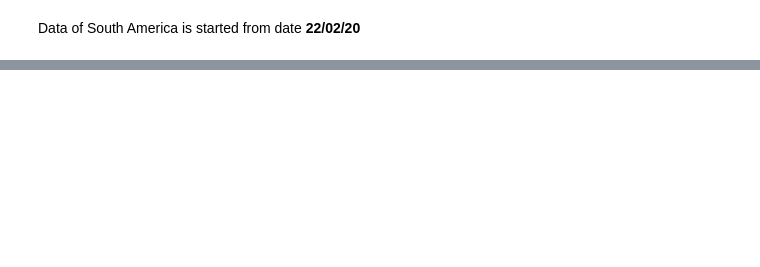
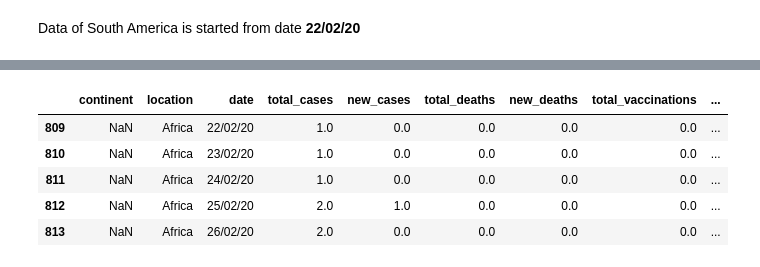
Before and after one commit to SirajAtFiverr/DataScience, a Jupyter notebook: practise.ipynb, the cells around one changed output, grey strips where cells are left out. Cells and saved outputs as stored; diff of their text form; code cells hidden in the pictures; blank space fills up the shorter version.

```diff
--- a/practise.ipynb
+++ b/practise.ipynb
@@ -270,0 +306,10 @@ Data of South America is started from date **22/02/20**
+# %%
+africa_data = africa_data.iloc[9:]
+africa_data.head()
+# %% [output]
+|  | continent | location | date | total_cases | new_cases | total_deaths | new_deaths | total_vaccinations | ... |
+| 809 | NaN | Africa | 22/02/20 | 1.0 | 0.0 | 0.0 | 0.0 | 0.0 | ... |
+| 810 | NaN | Africa | 23/02/20 | 1.0 | 0.0 | 0.0 | 0.0 | 0.0 | ... |
+| 811 | NaN | Africa | 24/02/20 | 1.0 | 0.0 | 0.0 | 0.0 | 0.0 | ... |
+| 812 | NaN | Africa | 25/02/20 | 2.0 | 1.0 | 0.0 | 0.0 | 0.0 | ... |
+| 813 | NaN | Africa | 26/02/20 | 2.0 | 0.0 | 0.0 | 0.0 | 0.0 | ... |
```
Also changed, not shown: parts of 9 cells of this notebook.
